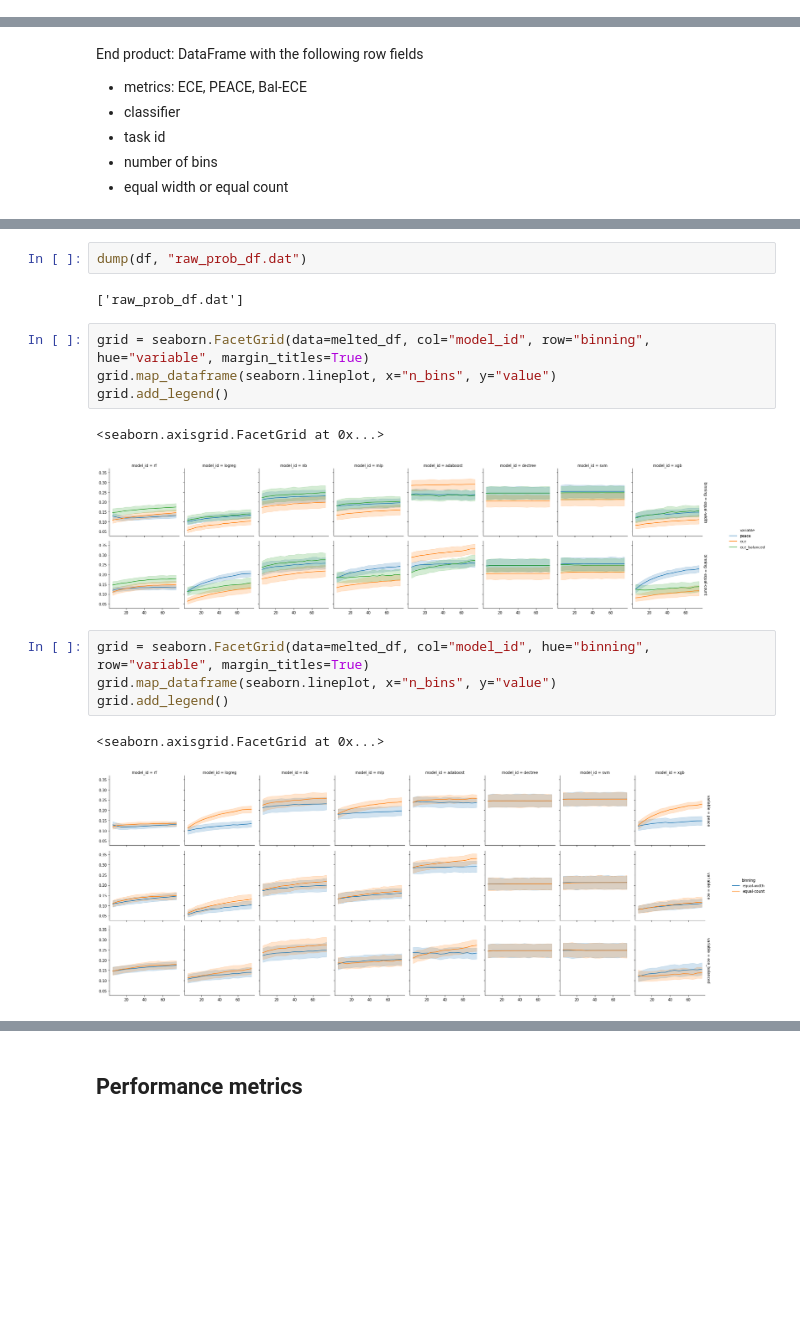
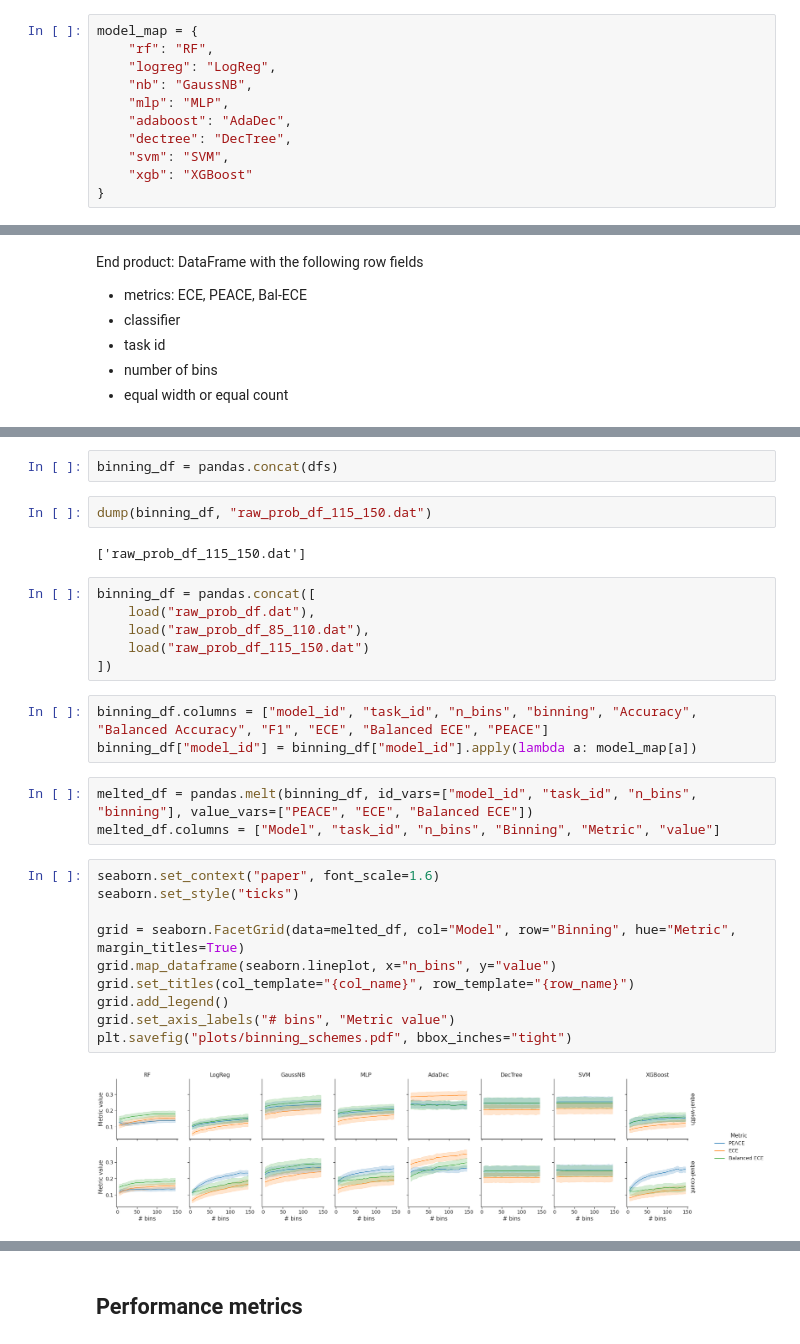
Before and after one commit to MaximLippeveld/riverreliability, a Jupyter notebook: experiments/compare_metrics_over_datasets.ipynb, the cells around one changed output, grey strips where cells are left out. Drawn from its saved outputs; the diff is of its cells as text; blank space fills up the shorter version.

```diff
--- a/experiments/compare_metrics_over_datasets.ipynb
+++ b/experiments/compare_metrics_over_datasets.ipynb
@@ -218,6 +225,17 @@ X, y, splitter, task_id = load_openml_task()
 ## Getting calibration metrics
 
 For each dataset we fit and evaluate multiple models. We record calibration metrics (ECE, ECE-balanced, PEACE), and some performance metrics (balanced accuracy, F1-score, accuracy). To this end we implement a function that runs this procedure for one model on one OpenML task.
+# %%
+model_map = {
+    "rf": "RF",
+    "logreg": "LogReg",
+    "nb": "GaussNB",
+    "mlp": "MLP",
+    "adaboost": "AdaDec",
+    "dectree": "DecTree",
+    "svm": "SVM",
+    "xgb": "XGBoost"
+}
 # %%
 # noscript
 MODELS = {
@@ -519,18 +529,30 @@ melted_df = pandas.melt(df, id_vars=["model_id", "task_id", "n_bins", "binning"]
+# %%
+binning_df = pandas.concat(dfs)
 # %%
-dump(df, "raw_prob_df.dat")
+dump(binning_df, "raw_prob_df_115_150.dat")
 # %% [output]
-['raw_prob_df.dat']
+['raw_prob_df_115_150.dat']
+# %%
+binning_df = pandas.concat([
+    load("raw_prob_df.dat"),
+    load("raw_prob_df_85_110.dat"),
+    load("raw_prob_df_115_150.dat")
+])
+# %%
+binning_df.columns = ["model_id", "task_id", "n_bins", "binning", "Accuracy", "Balanced Accuracy", "F1", "ECE", "Balanced ECE", "PEACE"]
+binning_df["model_id"] = binning_df["model_id"].apply(lambda a: model_map[a])
+# %%
+melted_df = pandas.melt(binning_df, id_vars=["model_id", "task_id", "n_bins", "binning"], value_vars=["PEACE", "ECE", "Balanced ECE"])
+melted_df.columns = ["Model", "task_id", "n_bins", "Binning", "Metric", "value"]
 # %%
-grid = seaborn.FacetGrid(data=melted_df, col="model_id", row="binning", hue="variable", margin_titles=True)
+seaborn.set_context("paper", font_scale=1.6)
+seaborn.set_style("ticks")
+
+grid = seaborn.FacetGrid(data=melted_df, col="Model", row="Binning", hue="Metric", margin_titles=True)
 grid.map_dataframe(seaborn.lineplot, x="n_bins", y="value")
+grid.set_titles(col_template="{col_name}", row_template="{row_name}")
 grid.add_legend()
+grid.set_axis_labels("# bins", "Metric value")
+plt.savefig("plots/binning_schemes.pdf", bbox_inches="tight")
 # %% [output]
-<seaborn.axisgrid.FacetGrid at 0x...>
-[figure, old version]
+[figure, new version]
-# %%
-grid = seaborn.FacetGrid(data=melted_df, col="model_id", hue="binning", row="variable", margin_titles=True)
-grid.map_dataframe(seaborn.lineplot, x="n_bins", y="value")
-grid.add_legend()
-# %% [output]
-<seaborn.axisgrid.FacetGrid at 0x...>
-[figure, removed]
```
Also changed, not shown: parts of 24 cells of this notebook, 3 other files.
